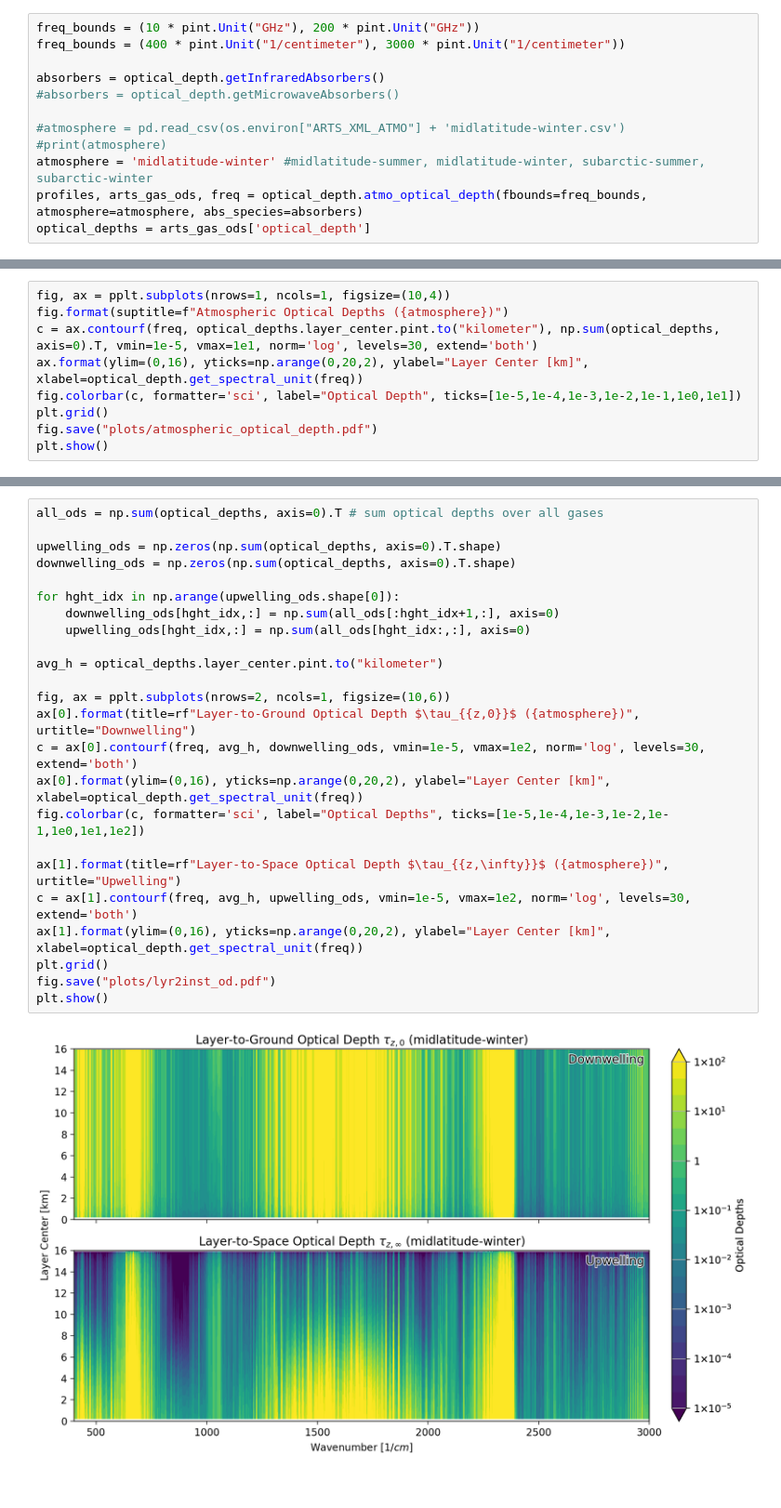
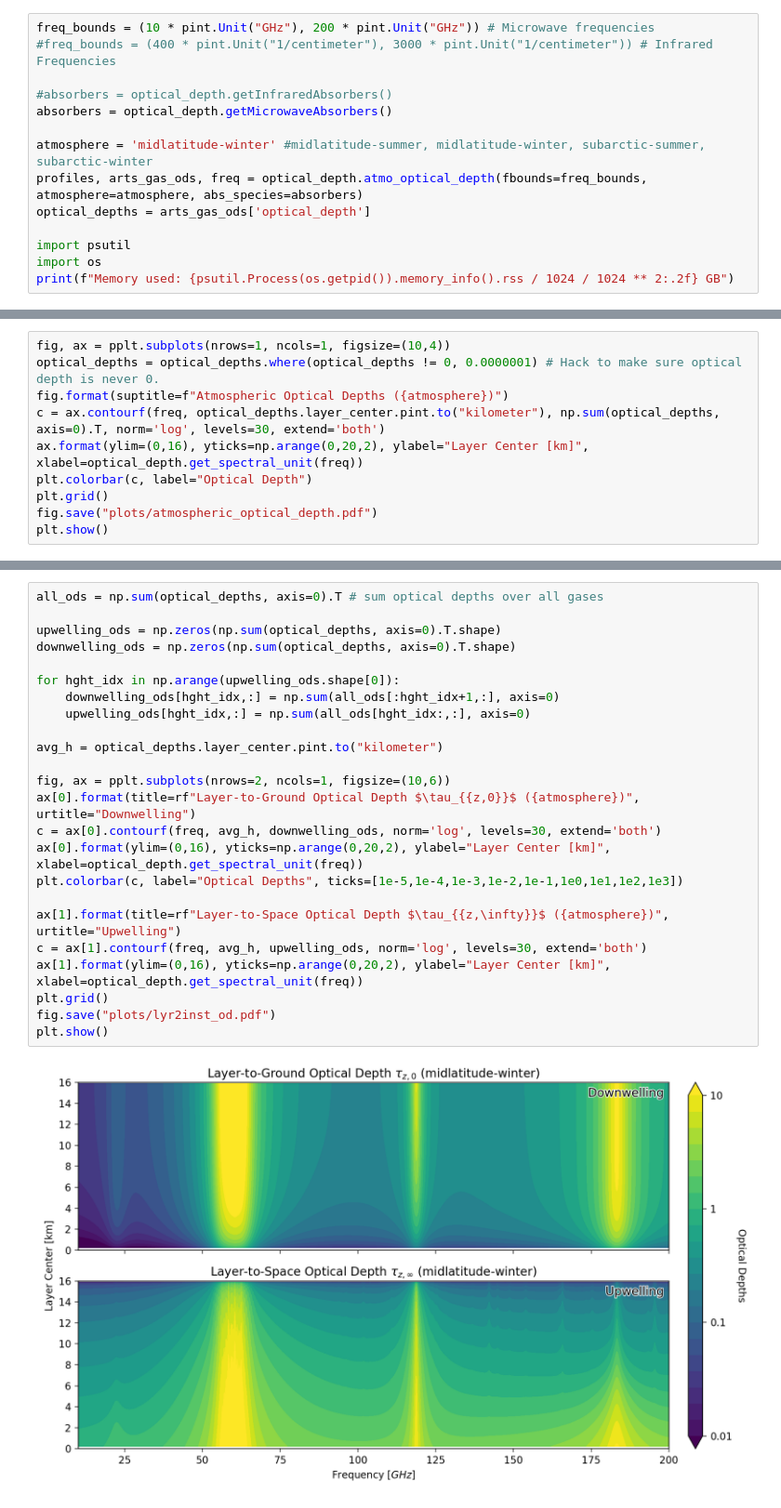
Before and after one commit to wblumberg/ESCI345, a Jupyter notebook: 07.Atmospheric_Opacity/Atmospheric_Opacity_Calculator.ipynb, the cells around one changed output, grey strips where cells are left out. Shown at 93% size. Cells and saved outputs as stored; diff of their text form.

```diff
--- a/07.Atmospheric_Opacity/Atmospheric_Opacity_Calculator.ipynb
+++ b/07.Atmospheric_Opacity/Atmospheric_Opacity_Calculator.ipynb
@@ -33,12 +63,14 @@ def tag2tex(tag):
 # %%
-freq_bounds = (10 * pint.Unit("GHz"), 200 * pint.Unit("GHz"))
-freq_bounds = (400 * pint.Unit("1/centimeter"), 3000 * pint.Unit("1/centimeter"))
+freq_bounds = (10 * pint.Unit("GHz"), 200 * pint.Unit("GHz")) # Microwave frequencies
+#freq_bounds = (400 * pint.Unit("1/centimeter"), 3000 * pint.Unit("1/centimeter")) # Infrared Frequencies
 
-absorbers = optical_depth.getInfraredAbsorbers()
-#absorbers = optical_depth.getMicrowaveAbsorbers()
+#absorbers = optical_depth.getInfraredAbsorbers()
+absorbers = optical_depth.getMicrowaveAbsorbers()
 
-#atmosphere = pd.read_csv(os.environ["ARTS_XML_ATMO"] + 'midlatitude-winter.csv')
-#print(atmosphere)
 atmosphere = 'midlatitude-winter' #midlatitude-summer, midlatitude-winter, subarctic-summer, subarctic-winter
 profiles, arts_gas_ods, freq = optical_depth.atmo_optical_depth(fbounds=freq_bounds, atmosphere=atmosphere, abs_species=absorbers)
 optical_depths = arts_gas_ods['optical_depth']
+
+import psutil
+import os
+print(f"Memory used: {psutil.Process(os.getpid()).memory_info().rss / 1024 / 1024 ** 2:.2f} GB")
@@ -113,9 +184,10 @@ plt.show()
 # %%
 fig, ax = pplt.subplots(nrows=1, ncols=1, figsize=(10,4))
+optical_depths = optical_depths.where(optical_depths != 0, 0.0000001) # Hack to make sure optical depth is never 0.
 fig.format(suptitle=f"Atmospheric Optical Depths ({atmosphere})")
-c = ax.contourf(freq, optical_depths.layer_center.pint.to("kilometer"), np.sum(optical_depths, axis=0).T, vmin=1e-5, vmax=1e1, norm='log', levels=30, extend='both')
+c = ax.contourf(freq, optical_depths.layer_center.pint.to("kilometer"), np.sum(optical_depths, axis=0).T, norm='log', levels=30, extend='both')
 ax.format(ylim=(0,16), yticks=np.arange(0,20,2), ylabel="Layer Center [km]", xlabel=optical_depth.get_spectral_unit(freq))
-fig.colorbar(c, formatter='sci', label="Optical Depth", ticks=[1e-5,1e-4,1e-3,1e-2,1e-1,1e0,1e1])
+plt.colorbar(c, label="Optical Depth")
 plt.grid()
 fig.save("plots/atmospheric_optical_depth.pdf")
 plt.show()
@@ -126,27 +205,27 @@ plt.show()
 # %%
 all_ods = np.sum(optical_depths, axis=0).T # sum optical depths over all gases
 
 upwelling_ods = np.zeros(np.sum(optical_depths, axis=0).T.shape)
 downwelling_ods = np.zeros(np.sum(optical_depths, axis=0).T.shape)
 
 for hght_idx in np.arange(upwelling_ods.shape[0]):
     downwelling_ods[hght_idx,:] = np.sum(all_ods[:hght_idx+1,:], axis=0)
     upwelling_ods[hght_idx,:] = np.sum(all_ods[hght_idx:,:], axis=0)
 
 avg_h = optical_depths.layer_center.pint.to("kilometer")
 
 fig, ax = pplt.subplots(nrows=2, ncols=1, figsize=(10,6))
 ax[0].format(title=rf"Layer-to-Ground Optical Depth $\tau_{{z,0}}$ ({atmosphere})", urtitle="Downwelling")
-c = ax[0].contourf(freq, avg_h, downwelling_ods, vmin=1e-5, vmax=1e2, norm='log', levels=30, extend='both')
+c = ax[0].contourf(freq, avg_h, downwelling_ods, norm='log', levels=30, extend='both')
 ax[0].format(ylim=(0,16), yticks=np.arange(0,20,2), ylabel="Layer Center [km]", xlabel=optical_depth.get_spectral_unit(freq))
-fig.colorbar(c, formatter='sci', label="Optical Depths", ticks=[1e-5,1e-4,1e-3,1e-2,1e-1,1e0,1e1,1e2])
+plt.colorbar(c, label="Optical Depths", ticks=[1e-5,1e-4,1e-3,1e-2,1e-1,1e0,1e1,1e2,1e3])
 
 ax[1].format(title=rf"Layer-to-Space Optical Depth $\tau_{{z,\infty}}$ ({atmosphere})", urtitle="Upwelling")
-c = ax[1].contourf(freq, avg_h, upwelling_ods, vmin=1e-5, vmax=1e2, norm='log', levels=30, extend='both')
+c = ax[1].contourf(freq, avg_h, upwelling_ods, norm='log', levels=30, extend='both')
 ax[1].format(ylim=(0,16), yticks=np.arange(0,20,2), ylabel="Layer Center [km]", xlabel=optical_depth.get_spectral_unit(freq))
 plt.grid()
 fig.save("plots/lyr2inst_od.pdf")
 plt.show()
 # %% [output]
-[figure, old version]
+[figure, new version]
 # %% [markdown]
```
Also changed, not shown: parts of 21 cells of this notebook, 1 other file.
